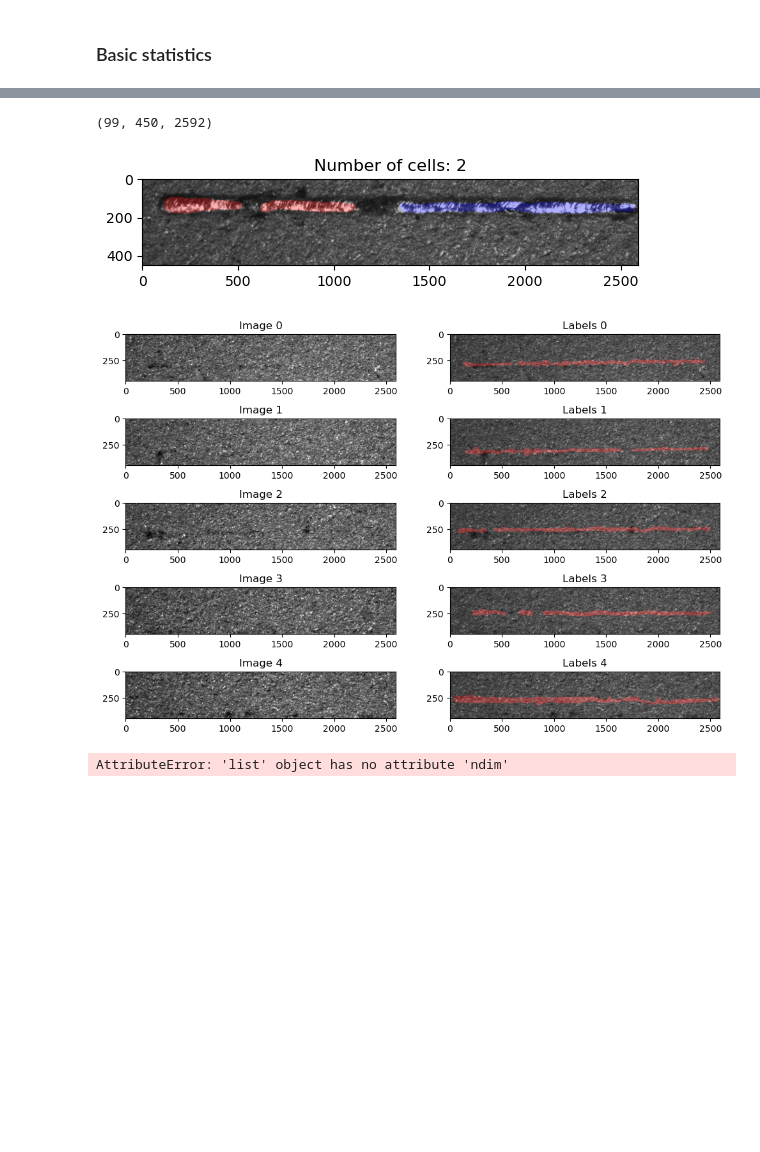
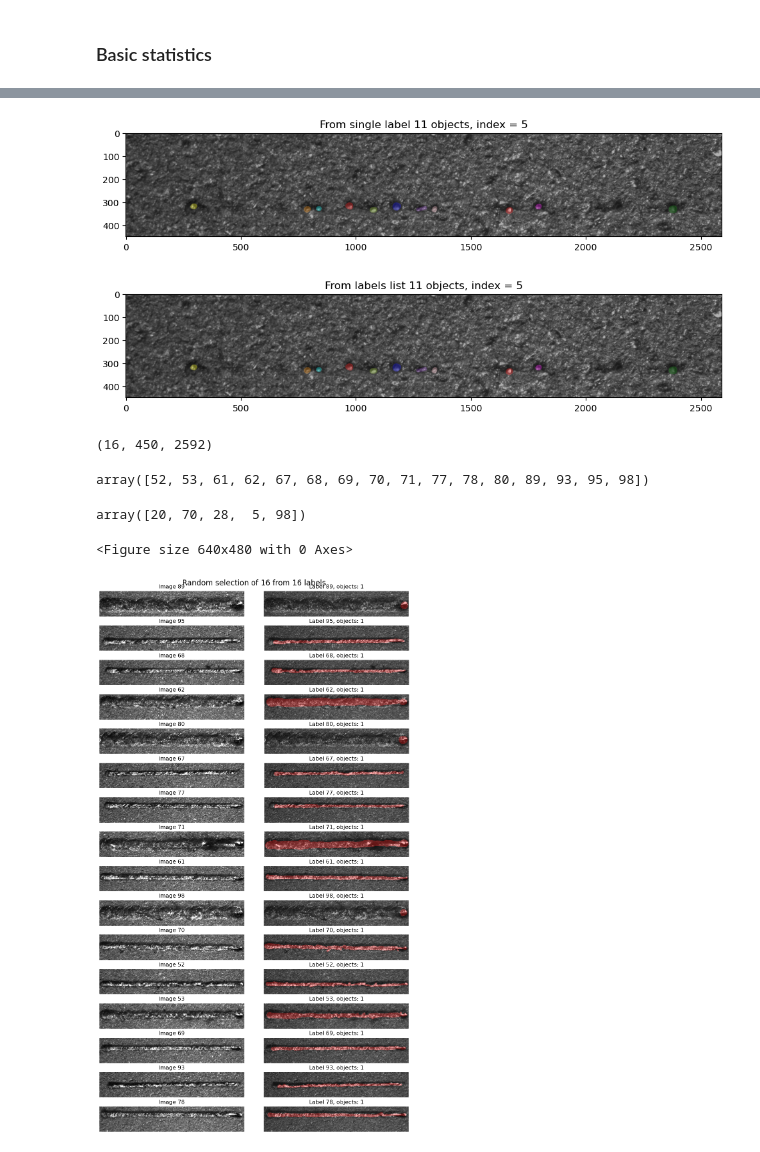
Before and after one commit to kenieveges/LPBF_Track_study, a Jupyter notebook: CNN_model/preprocessing.ipynb, the cells around one changed output, grey strips where cells are left out. Drawn from its saved outputs; the diff is of its cells as text; code cells hidden in the pictures; blank space fills up the shorter version.

```diff
--- a/CNN_model/preprocessing.ipynb
+++ b/CNN_model/preprocessing.ipynb
@@ -104,0 +111,22 @@ plot_images(images_cropped, masks_cropped, size=(12,8))
+# %%
+# Calculate labels for all cropped masks
+labels = np.array([measure.label(mask) for mask in masks_cropped])
+
+# Choose a random index
+idx = np.random.randint(0, images_cropped.shape[0], 1)[0]
+
+# Get the labeled mask for the chosen index
+lbl = labels[idx]
+
+plt.figure(figsize=(12, 8))
+plt.imshow(color.label2rgb(lbl, images_cropped[idx], bg_label=0))
+plt.title(f"From single label {np.unique(lbl).shape[0] - 1} objects, index = {idx}")
+plt.show()
+
+plt.figure(figsize=(12, 8))
+plt.imshow(color.label2rgb(labels[idx], images_cropped[idx], bg_label=0))
+plt.title(f"From labels list {np.unique(labels[idx]).shape[0] - 1} objects, index = {idx}")
+plt.show()
+# %% [output]
+[figure, added]
+[figure, added]
@@ -105,4 +143,4 @@ plot_images(images_cropped, masks_cropped, size=(12,8))
 # %%
-masks_cropped.shape
+continious_tracks.shape
 # %% [output]
-(99, 450, 2592)
+(16, 450, 2592)
@@ -111,6 +146,0 @@ labels = measure.label(masks_cropped, background=0)
-# %%
-plt.imshow(color.label2rgb(labels[60], image=images_cropped[60], bg_label=0))
-plt.title(f"Number of cells: {np.unique(labels[60]).shape[0] - 1}")
-plt.show()
-# %% [output]
-[figure, removed]
@@ -124,10 +147,8 @@ continious_tracks = np.array(continious_tracks)
-# %%
-plot_labels(continious_tracks, images_cropped, size=(12,8))
-# %% [output]
-[figure, removed]
-# %%
-propsTable = pd.DataFrame(measure.regionprops_table(continious_tracks, properties=["label",\
-    "area", "bbox", "bbox_area", "extent", "solidity"]), c)
-propsTable
-# %% [output]
-AttributeError: 'list' object has no attribute 'ndim'
+# %%
+tracks_id
+# %% [output]
+array([52, 53, 61, 62, 67, 68, 69, 70, 71, 77, 78, 80, 89, 93, 95, 98])
+# %%
+np.random.randint(0, labels.shape[0], 5)
+# %% [output]
+array([20, 70, 28,  5, 98])
@@ -133,0 +189,5 @@ AttributeError: 'list' object has no attribute 'ndim'
+# %%
+plot_random_labels(images_cropped, continious_tracks, tracks_id, num_labels=16, size=(10, 17))
+# %% [output]
+<Figure size 640x480 with 0 Axes>
+[figure, added]
```
Also changed, not shown: parts of 25 cells of this notebook, 3 other files.
